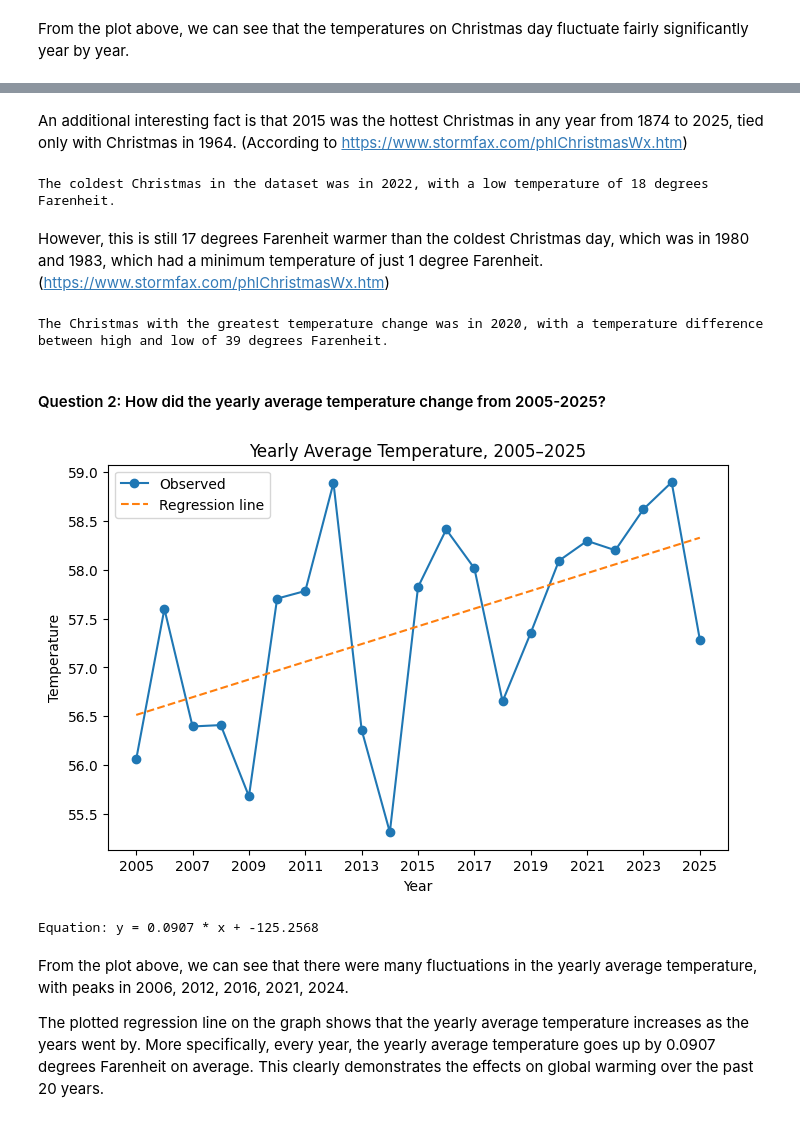
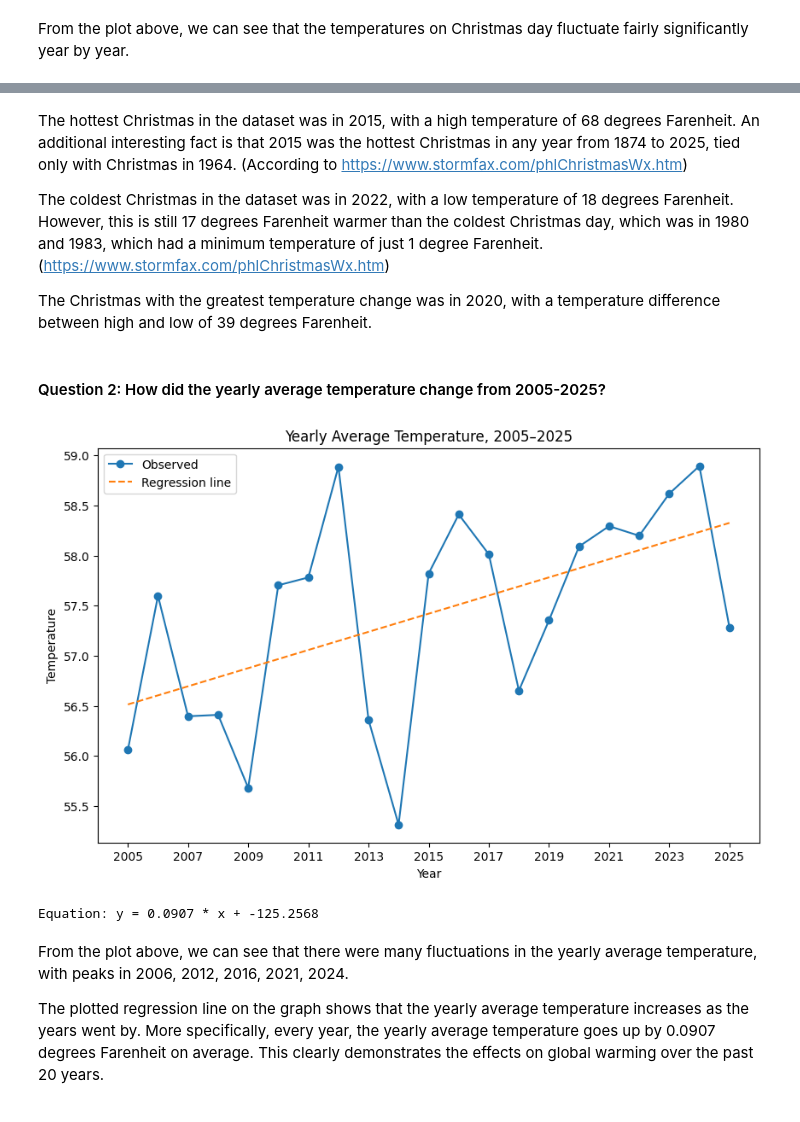
Before and after one commit to dpark2380/comm3180_S26_Blog, a Jupyter notebook: posts/blog_01/DOW1_weather.ipynb, the cells around one changed output, grey strips where cells are left out. Saved outputs shown, nothing was run; the diff lists cells and outputs as text; code cells hidden in the pictures.

```diff
--- a/posts/blog_01/DOW1_weather.ipynb
+++ b/posts/blog_01/DOW1_weather.ipynb
@@ -47,44 +52,45 @@ The hottest Christmas in the dataset was in 2015, with a high temperature of 68
 # %% [markdown]
+The hottest Christmas in the dataset was in 2015, with a high temperature of 68 degrees Farenheit.
 An additional interesting fact is that 2015 was the hottest Christmas in any year from 1874 to 2025, tied only with Christmas in 1964. (According to https://www.stormfax.com/phlChristmasWx.htm)
+
+The coldest Christmas in the dataset was in 2022, with a low temperature of 18 degrees Farenheit.
+However, this is still 17 degrees Farenheit warmer than the coldest Christmas day, which was in 1980 and 1983, which had a minimum temperature of just 1 degree Farenheit. (https://www.stormfax.com/phlChristmasWx.htm)
+
+The Christmas with the greatest temperature change was in 2020, with a temperature difference between high and low of 39 degrees Farenheit.
-# %%
-print(f"The coldest Christmas was {christmas_df['low'].idxmin()}, with a low temperature of {christmas_df['low'].min()} degrees Farenheit.")
-# %% [output]
-The coldest Christmas in the dataset was in 2022, with a low temperature of 18 degrees Farenheit.
-# %% [markdown]
-However, this is still 17 degrees Farenheit warmer than the coldest Christmas day, which was in 1980 and 1983, which had a minimum temperature of just 1 degree Farenheit. (https://www.stormfax.com/phlChristmasWx.htm)
-# %%
-print(f"The Christmas with the greatest temperature change was in {(christmas_df['high'] - christmas_df['low']).idxmax()}, with a temperature difference between high and low of {(christmas_df['high'] - christmas_df['low']).max()} degrees Farenheit.")
-# %% [output]
-The Christmas with the greatest temperature change was in 2020, with a temperature difference between high and low of 39 degrees Farenheit.
 # %% [markdown]
 #### Question 2: How did the yearly average temperature change from 2005-2025?
 # %%
 weather_df['avg'] = (weather_df['high'] + weather_df['low']) / 2
 
 yearly_avg = weather_df.groupby('year')['avg'].mean()
 
+# Obtaining the index and values for the plot.
 x = yearly_avg.index.values
 y = yearly_avg.values
 
+# Creating a regression line.
 slope, intercept = np.polyfit(x, y, 1)
 y_hat = intercept + slope * x
 
-plt.figure(figsize=(8,5))
+# Increasing size of plot.
+plt.figure(figsize=(10,6))
 
+# Plotting observed data and the regression line on the same plot.
 plt.plot(x, y, '-o', label='Observed')
 plt.plot(x, y_hat, '--', label='Regression line')
 
 plt.title("Yearly Average Temperature, 2005–2025")
 plt.xlabel("Year")
 plt.ylabel("Temperature")
 
+# Adjusting the indexing so only every two years labelled.
 plt.xticks(yearly_avg.index[::2])
 plt.legend()
 plt.show()
 
 print(f"Equation: y = {slope:.4f} * x + {intercept:.4f}")
 # %% [output]
-[figure, old version]
+[figure, new version]
 Equation: y = 0.0907 * x + -125.2568
 # %% [markdown]
 From the plot above, we can see that there were many fluctuations in the yearly average temperature, with peaks in 2006, 2012, 2016, 2021, 2024.
```
Also changed, not shown: parts of 4 cells of this notebook.
